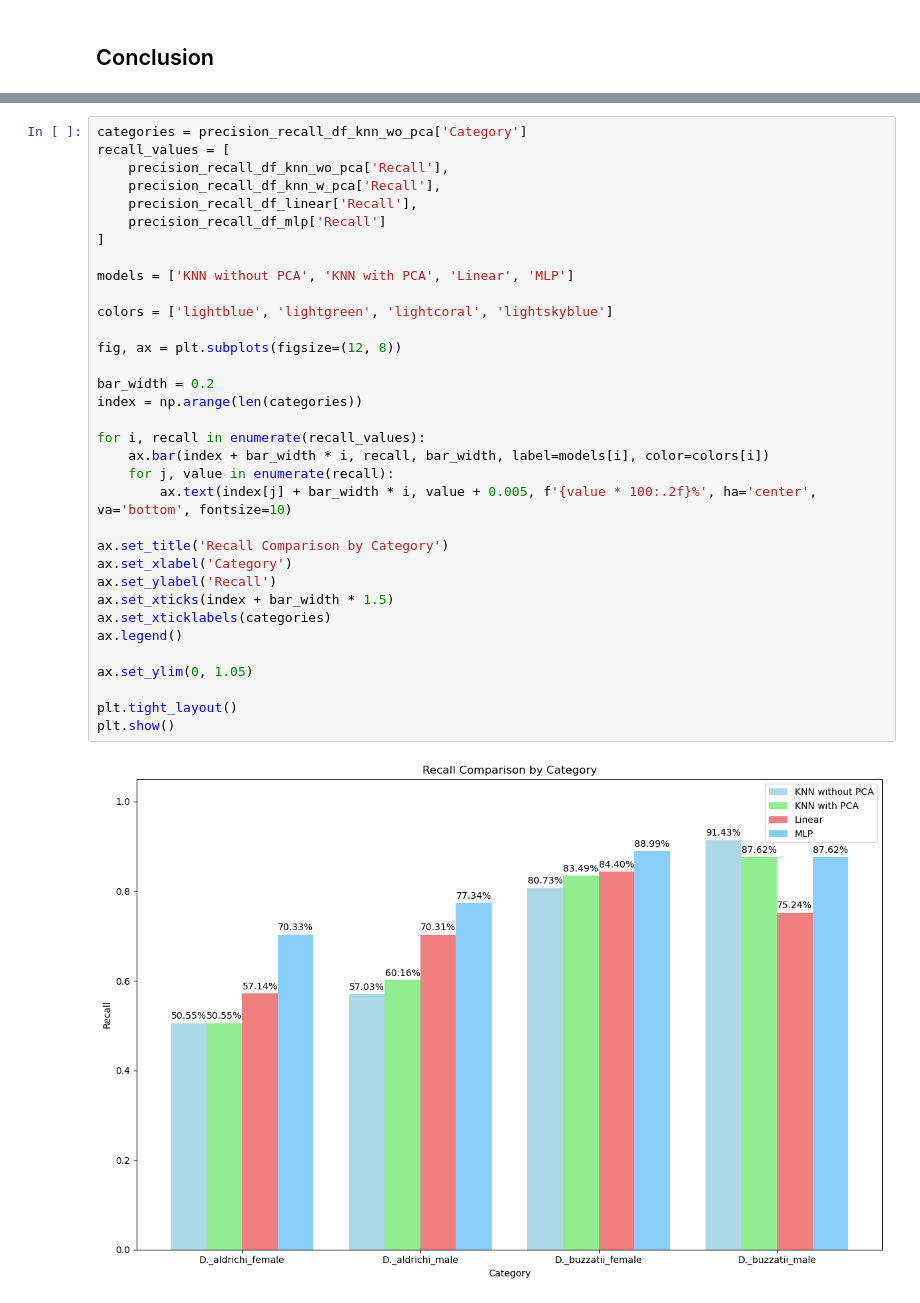
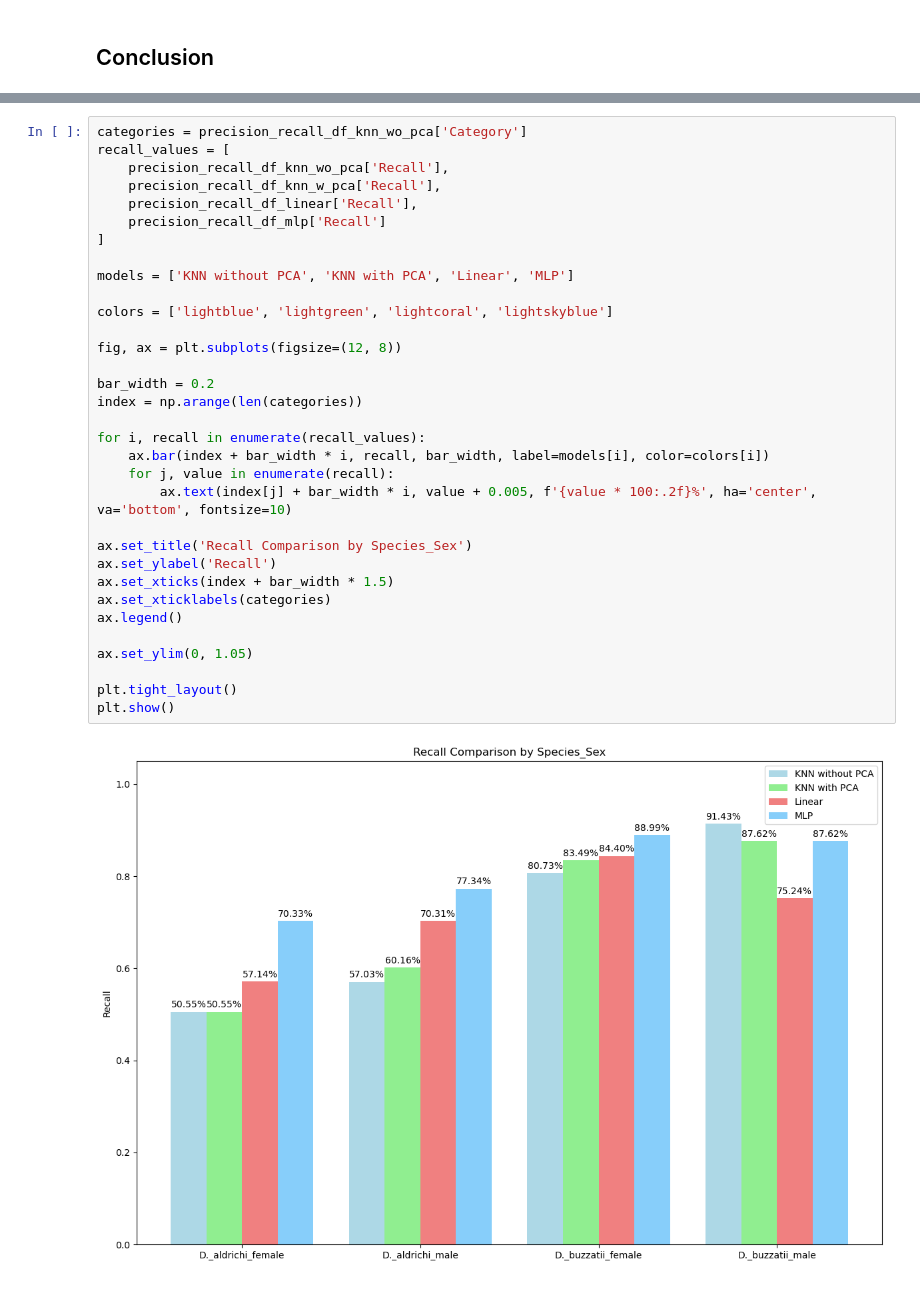
Before and after one commit to chenzhi-liu/COMP4702_Report, a Jupyter notebook: comp4702.ipynb, the cells around one changed output, grey strips where cells are left out. Cells and saved outputs as stored; diff of their text form.

```diff
--- a/comp4702.ipynb
+++ b/comp4702.ipynb
@@ -820,33 +819,32 @@ recall_values = [
     precision_recall_df_knn_wo_pca['Recall'],
     precision_recall_df_knn_w_pca['Recall'],
     precision_recall_df_linear['Recall'],
     precision_recall_df_mlp['Recall']
 ]
 
 models = ['KNN without PCA', 'KNN with PCA', 'Linear', 'MLP']
 
 colors = ['lightblue', 'lightgreen', 'lightcoral', 'lightskyblue']
 
 fig, ax = plt.subplots(figsize=(12, 8))
 
 bar_width = 0.2
 index = np.arange(len(categories))
 
 for i, recall in enumerate(recall_values):
     ax.bar(index + bar_width * i, recall, bar_width, label=models[i], color=colors[i])
     for j, value in enumerate(recall):
         ax.text(index[j] + bar_width * i, value + 0.005, f'{value * 100:.2f}%', ha='center', va='bottom', fontsize=10)
 
-ax.set_title('Recall Comparison by Category')
-ax.set_xlabel('Category')
+ax.set_title('Recall Comparison by Species_Sex')
 ax.set_ylabel('Recall')
 ax.set_xticks(index + bar_width * 1.5)
 ax.set_xticklabels(categories)
 ax.legend()
 
 ax.set_ylim(0, 1.05)
 
 plt.tight_layout()
 plt.show()
 # %% [output]
-[figure, old version]
+[figure, new version]
```
Also changed, not shown: parts of 2 cells of this notebook.
